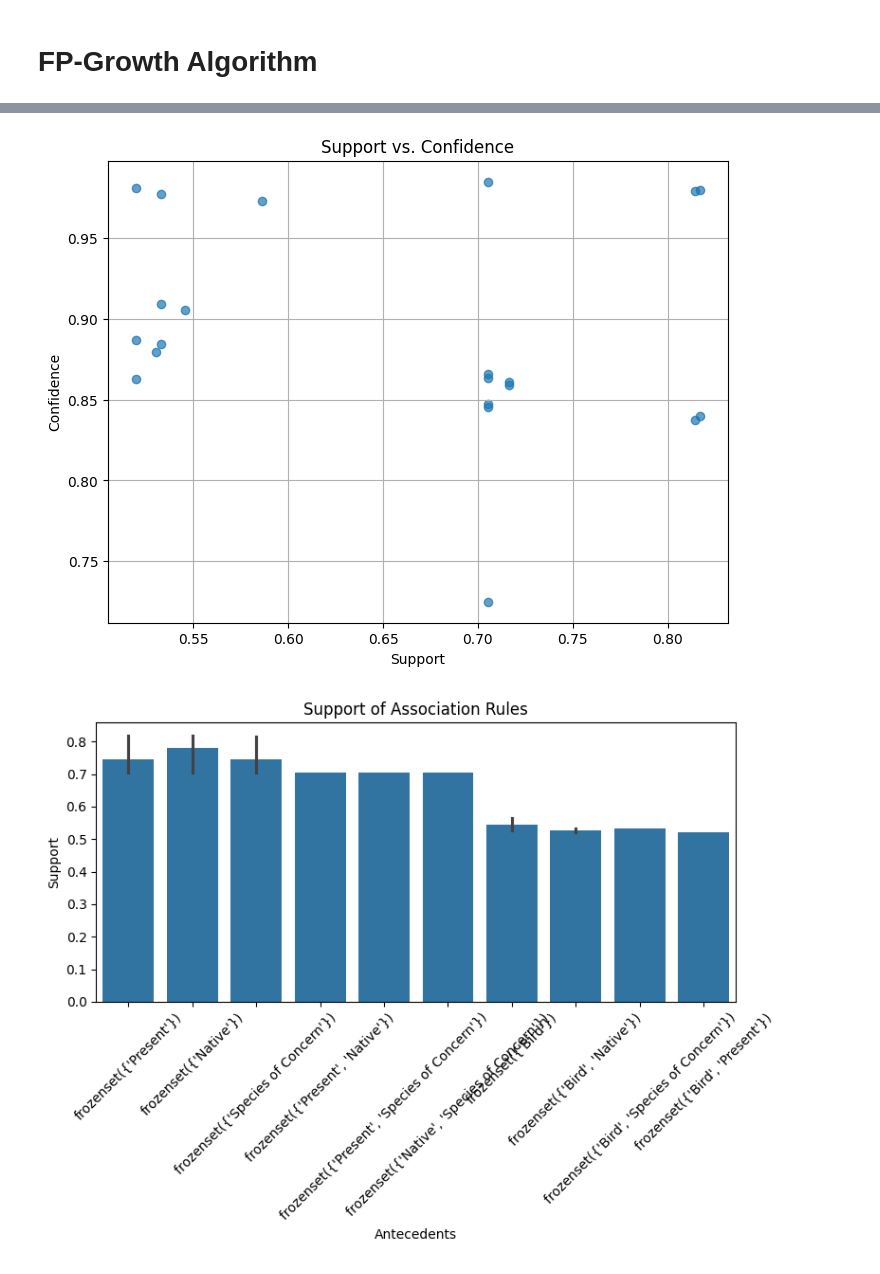
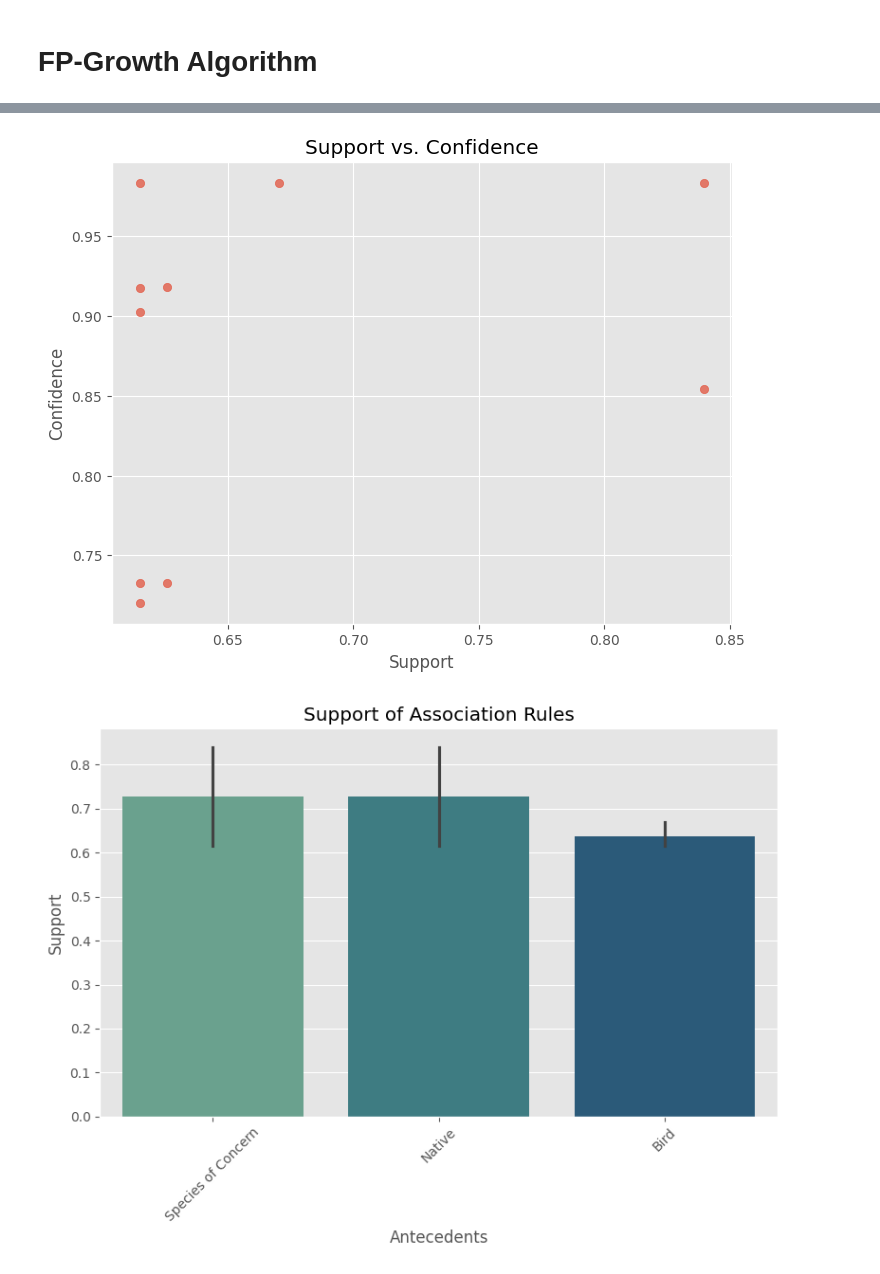
Before and after one commit to Arslan374/BDA-Assing-1, a Jupyter notebook: Assing-1.ipynb, the cells around one changed output, grey strips where cells are left out. Cells and saved outputs as stored; diff of their text form; code cells hidden in the pictures.

```diff
--- a/Assing-1.ipynb
+++ b/Assing-1.ipynb
@@ -6,3 +6,5 @@ from mlxtend.preprocessing import TransactionEncoder
 from mlxtend.frequent_patterns import association_rules
 import matplotlib.pyplot as plt
 import seaborn as sns
+
+plt.style.use('ggplot')
@@ -28,10 +32,8 @@ Index(['Species ID', 'Park Name', 'Category', 'Order', 'Family',
        'Unnamed: 13'],
       dtype='object')
 # %%
-
-# Select relevant columns for analysis (optional)
-relevant_columns = ['Park Name', 'Category', 'Order', 'Family',
-       'Scientific Name', 'Common Names', 'Occurrence',
-       'Nativeness', 'Conservation Status']
+# Select relevant columns for analysis
+relevant_columns = ['Park Name', 'Category', 'Order', 'Family', 'Nativeness',
+       'Abundance', 'Conservation Status']
 data = data[relevant_columns]
 # %%
@@ -169,6 +274,6 @@ Frequent Itemsets (FP-Growth):
 # %%
 # Generate association rules
-rules_fpgrowth = association_rules(frequent_itemsets_fpgrowth, metric="confidence", min_threshold=0.7)
+rules_fpgrowth = association_rules(frequent_itemsets_fpgrowth, metric="confidence", min_threshold=0.8)
 
 # Print association rules
 print("Association Rules (FP-Growth):")
@@ -205,19 +310,23 @@ plt.title('Support vs. Confidence')
 plt.grid(True)
 plt.show()
 # %% [output]
-[figure, old version]
+[figure, new version]
 # %%
+antecedents = rules_fpgrowth.antecedents.apply(lambda x: list(x)[0]).tolist()
+support = rules_fpgrowth['support'].tolist()
+
+
 # Bar chart for support values
 plt.figure(figsize=(8, 6))
-sns.barplot(x=rules_fpgrowth.antecedents, y=supports)
+sns.barplot(x=antecedents, y=support, palette='crest' , hue=antecedents)
 plt.xlabel('Antecedents')
 plt.ylabel('Support')
-plt.xticks(rotation=45)  # Rotate x-axis labels for better readability
+plt.xticks(rotation=45)
 plt.title('Support of Association Rules')
 plt.tight_layout()
 plt.show()
 # %% [output]
-[figure, old version]
+[figure, new version]
 # %%
 # Create a pivot table
 pivot_table = rules_fpgrowth.pivot(index='antecedents', columns='consequents', values='lift')
```
Also changed, not shown: parts of 29 cells of this notebook.
